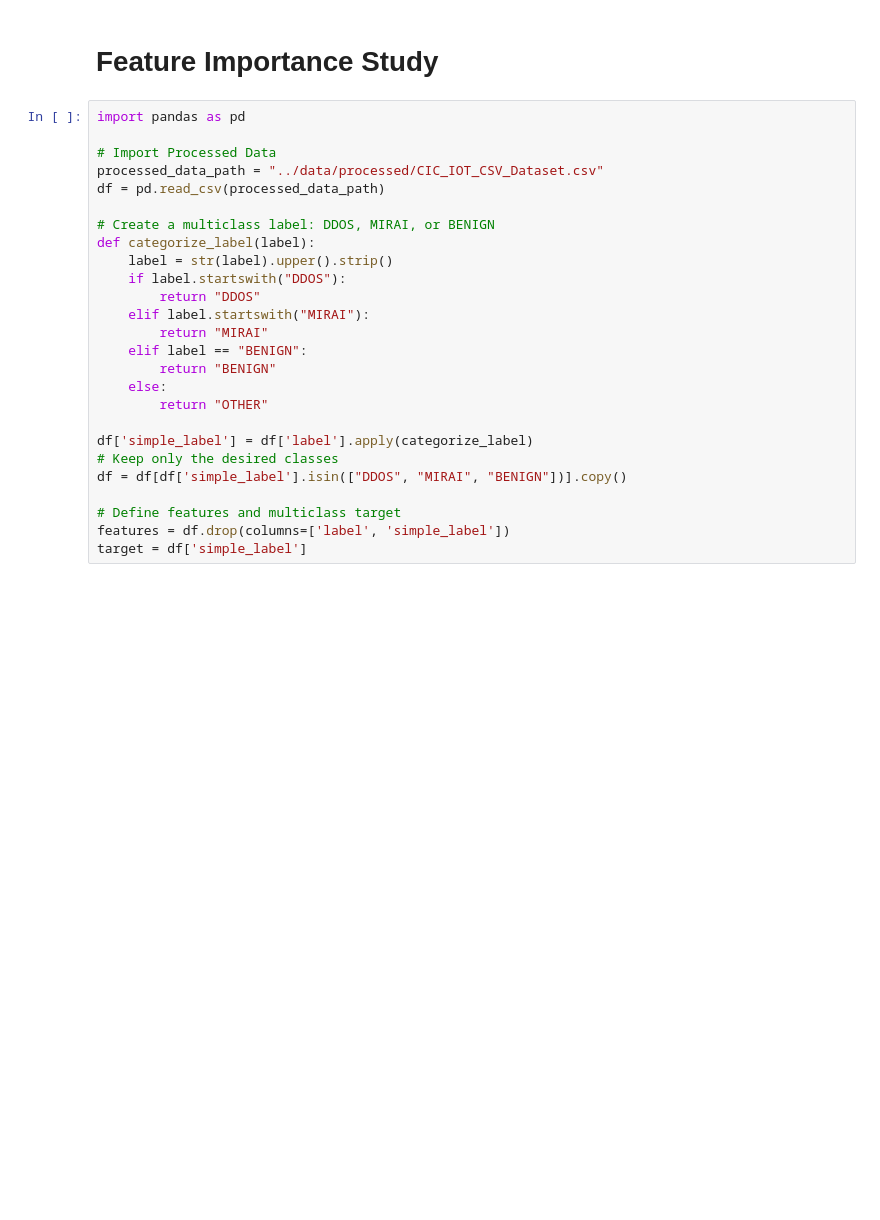
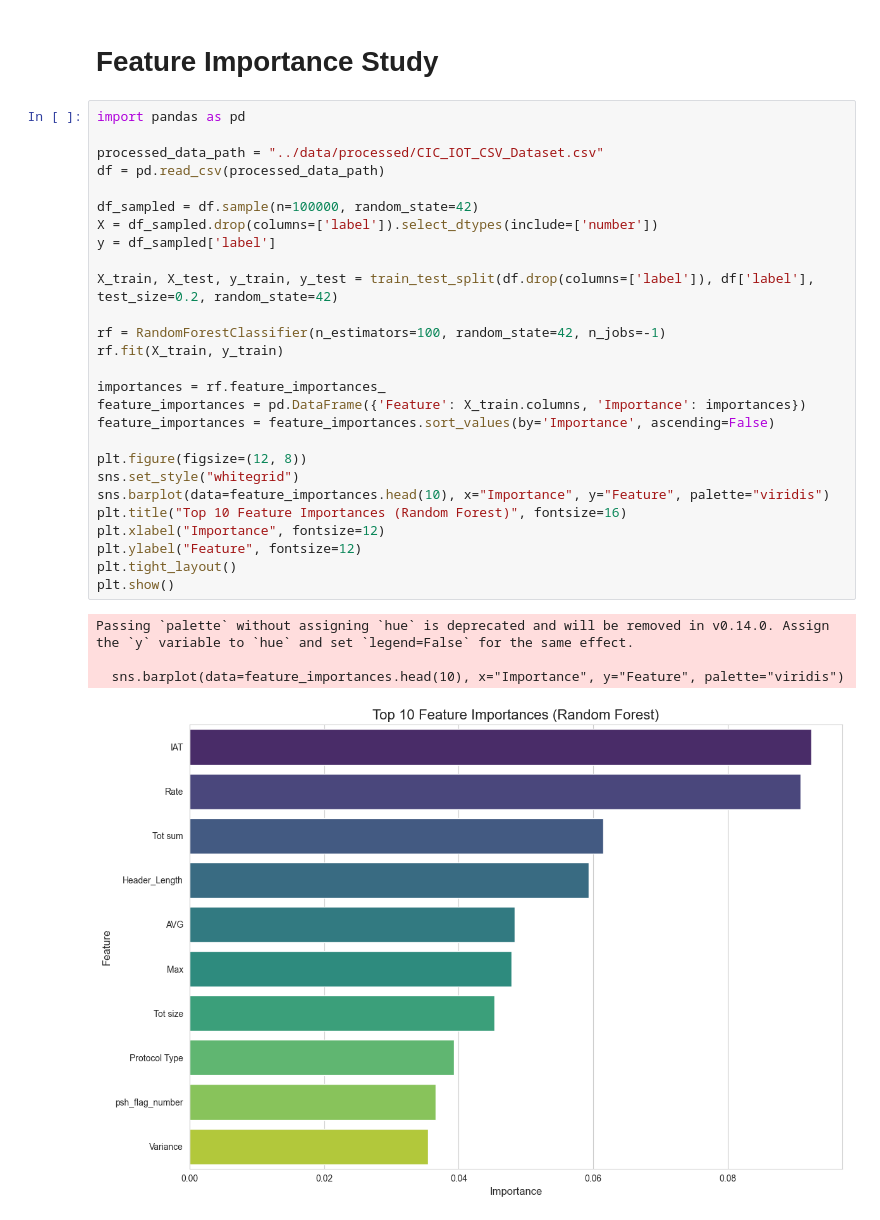
Before and after one commit to jwonnyleaf/CyberToad, a Jupyter notebook: notebooks/analysis.ipynb, the cells around one changed output. Drawn from its saved outputs; the diff is of its cells as text; blank space fills up the shorter version.

```diff
--- a/notebooks/analysis.ipynb
+++ b/notebooks/analysis.ipynb
@@ -63,28 +26,34 @@ Numerical Features: ['Header_Length', 'Protocol Type', 'Time_To_Live', 'Rate', '
 # %% [markdown]
 # Feature Importance Study
-# %%
-import pandas as pd
-
-# Import Processed Data
-processed_data_path = "../data/processed/CIC_IOT_CSV_Dataset.csv"
-df = pd.read_csv(processed_data_path)
-
-# Create a multiclass label: DDOS, MIRAI, or BENIGN
-def categorize_label(label):
-    label = str(label).upper().strip()
-    if label.startswith("DDOS"):
-        return "DDOS"
-    elif label.startswith("MIRAI"):
-        return "MIRAI"
-    elif label == "BENIGN":
-        return "BENIGN"
-    else:
-        return "OTHER"
-
-df['simple_label'] = df['label'].apply(categorize_label)
-# Keep only the desired classes
-df = df[df['simple_label'].isin(["DDOS", "MIRAI", "BENIGN"])].copy()
-
-# Define features and multiclass target
-features = df.drop(columns=['label', 'simple_label'])
-target = df['simple_label']
+# %%
+import pandas as pd
+
+processed_data_path = "../data/processed/CIC_IOT_CSV_Dataset.csv"
+df = pd.read_csv(processed_data_path)
+
+df_sampled = df.sample(n=100000, random_state=42)
+X = df_sampled.drop(columns=['label']).select_dtypes(include=['number'])
+y = df_sampled['label']
+
+X_train, X_test, y_train, y_test = train_test_split(df.drop(columns=['label']), df['label'], test_size=0.2, random_state=42)
+
+rf = RandomForestClassifier(n_estimators=100, random_state=42, n_jobs=-1)
+rf.fit(X_train, y_train)
+
+importances = rf.feature_importances_
+feature_importances = pd.DataFrame({'Feature': X_train.columns, 'Importance': importances})
+feature_importances = feature_importances.sort_values(by='Importance', ascending=False)
+
+plt.figure(figsize=(12, 8))
+sns.set_style("whitegrid")
+sns.barplot(data=feature_importances.head(10), x="Importance", y="Feature", palette="viridis")
+plt.title("Top 10 Feature Importances (Random Forest)", fontsize=16)
+plt.xlabel("Importance", fontsize=12)
+plt.ylabel("Feature", fontsize=12)
+plt.tight_layout()
+plt.show()
+# %% [output]
+Passing `palette` without assigning `hue` is deprecated and will be removed in v0.14.0. Assign the `y` variable to `hue` and set `legend=False` for the same effect.
+
+  sns.barplot(data=feature_importances.head(10), x="Importance", y="Feature", palette="viridis")
+[figure, added]
```
Also changed, not shown: parts of 19 cells of this notebook.
